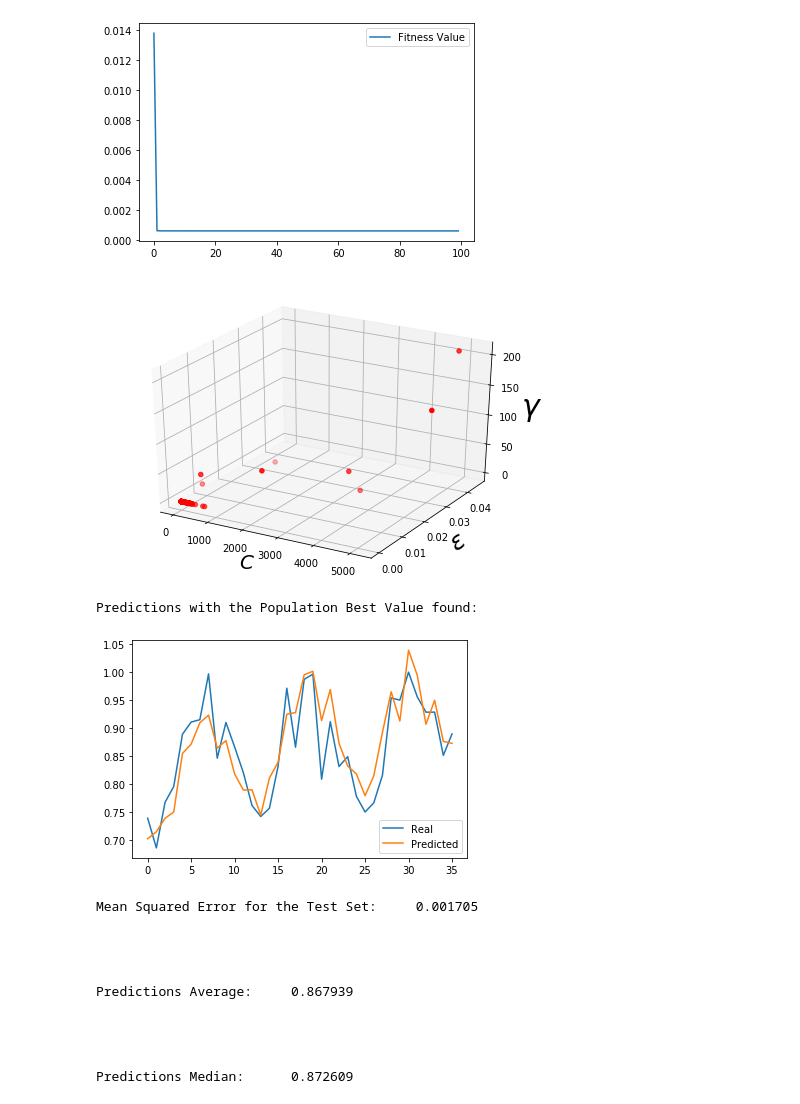
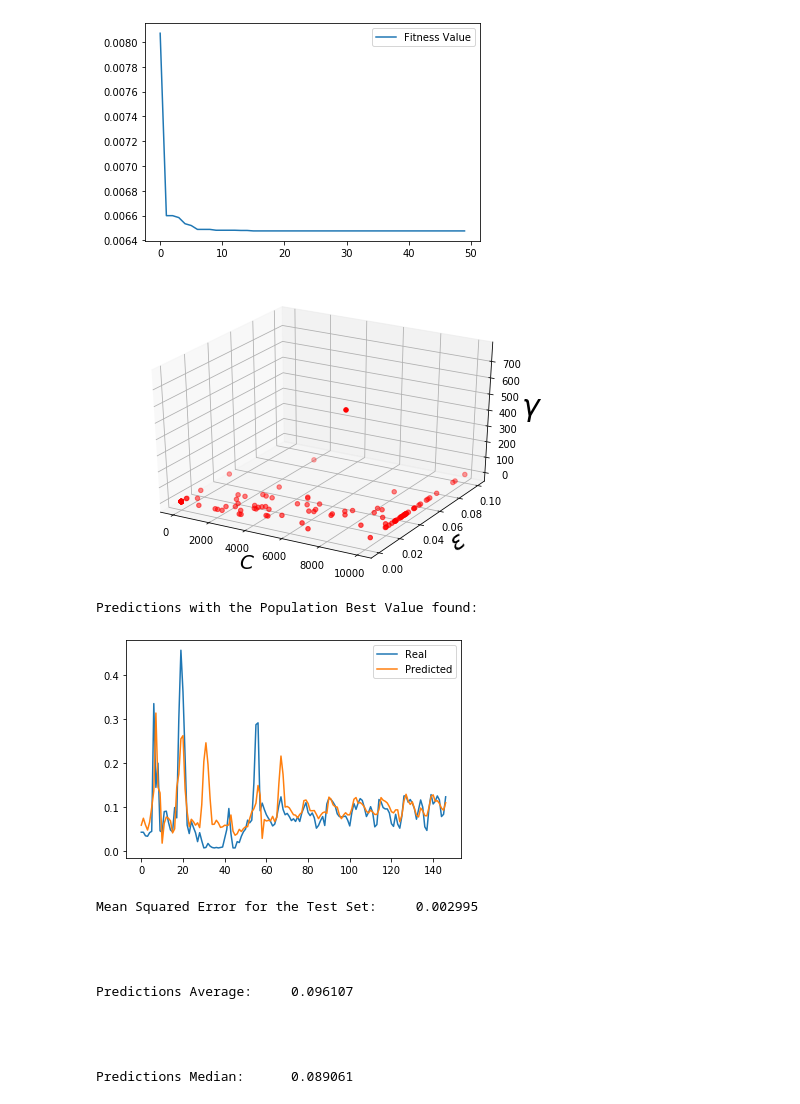
Before and after one commit to rbbh/Forecasting-Time-Series-with-Algorithm-Ensembling, a Jupyter notebook: SVR_+_PSO.ipynb, the cells around one changed output. Drawn from its saved outputs; the diff is of its cells as text; code cells hidden in the pictures.

```diff
--- a/SVR_+_PSO.ipynb
+++ b/SVR_+_PSO.ipynb
@@ -22,10 +22,10 @@ import pandas as pd
 #data = pd.read_csv(io.BytesIO(uploaded['airlines2.txt']))
 #data = pd.read_csv(io.BytesIO(uploaded['DadosONS.txt']))
 #data = pd.read_csv(io.BytesIO(uploaded['carsales.txt']))
-#data = pd.read_csv(io.BytesIO(uploaded['coloradoRiver.txt']))
+data = pd.read_csv(io.BytesIO(uploaded['coloradoRiver.txt']))
 #data = pd.read_csv(io.BytesIO(uploaded['accidentalDeathUSA.txt']))
 #data = pd.read_csv(io.BytesIO(uploaded['electric.txt']))
-data = pd.read_csv(io.BytesIO(uploaded['gas.txt']))
+#data = pd.read_csv(io.BytesIO(uploaded['gas.txt']))
 #data = pd.read_csv(io.BytesIO(uploaded['lakeerie.txt']))
 #data = pd.read_csv(io.BytesIO(uploaded['milk.txt']))
 #data = pd.read_csv(io.BytesIO(uploaded['redwine.txt']))
@@ -324,3 +324,3 @@ Predictions Median:      0.872040
 # %%
-pso(120, 100, 3, 0.8)
+pso(120, 50, 3, 0.8)
 # %% [output]
@@ -345,16 +345,16 @@ Group Best configuration found:
-[figure, old version]
+[figure, new version]
-[figure, old version]
+[figure, new version]
 Predictions with the Population Best Value found:
-[figure, old version]
+[figure, new version]
-Mean Squared Error for the Test Set:     0.001705
+Mean Squared Error for the Test Set:     0.002995
 
 
 
 
-Predictions Average:     0.867939
+Predictions Average:     0.096107
 
 
 
 
-Predictions Median:      0.872609
+Predictions Median:      0.089061
 # %%
```
Also changed, not shown: parts of 9 cells of this notebook.
